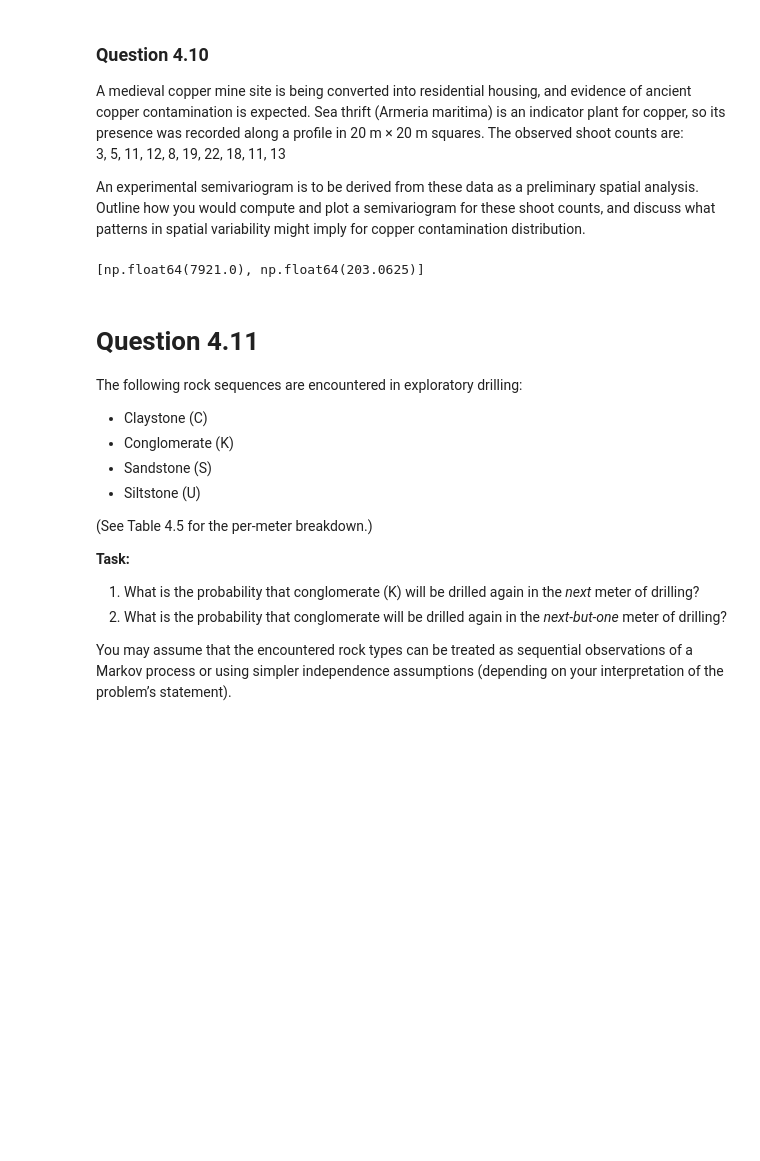
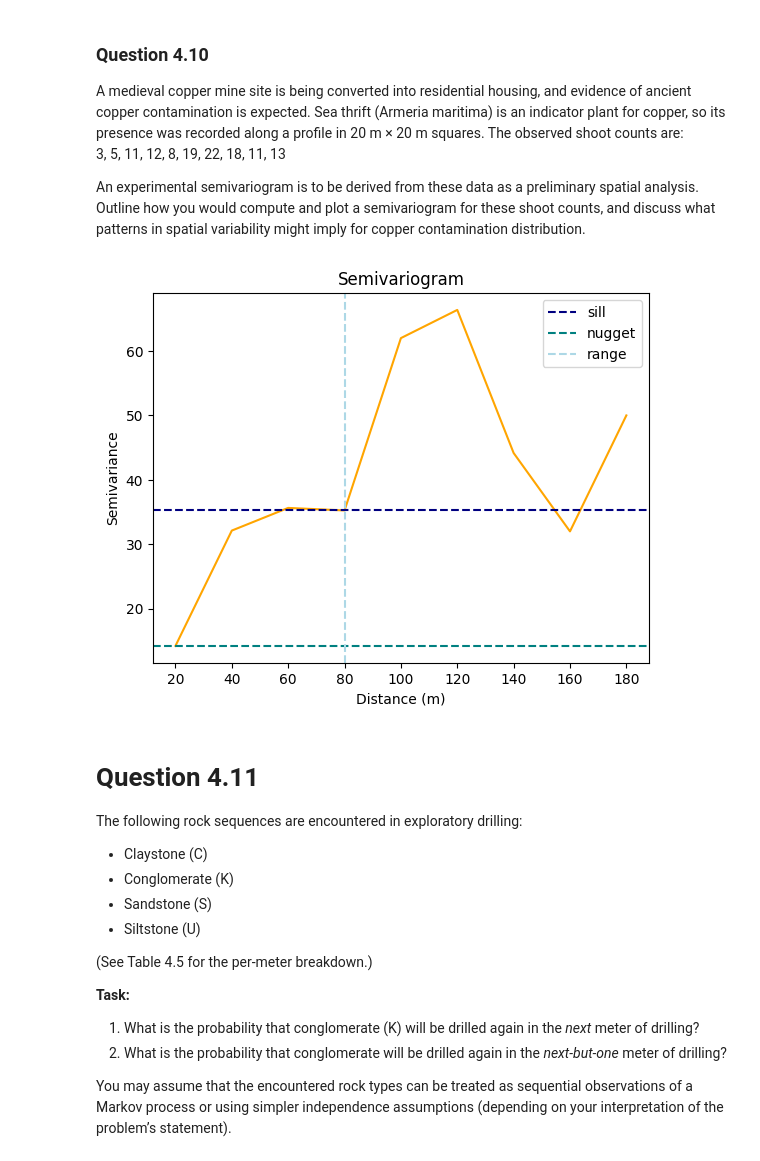
Before and after one commit to iGeology-Illinois/geol-581-module-3-principles-of-uncertainty-chapter-4-ktseiffert, a Jupyter notebook: geol581_m3statshw.ipynb, the cells around one changed output. Saved outputs shown, nothing was run; the diff lists cells and outputs as text; code cells hidden in the pictures; blank space fills up the shorter version.

```diff
--- a/geol581_m3statshw.ipynb
+++ b/geol581_m3statshw.ipynb
@@ -523,29 +523,41 @@ import matplotlib.pyplot as plt
 # %%
 import numpy as np
 import matplotlib.pyplot as plt
 
 ##create arrays for spacing and shoot counts
 spacing = np.arange(0, 181, 20)
 #print(len(spacing))
 shootCounts = np.array([3,5,11,12,8,19,22,18,11,13])
 #print(len(shootCounts))
 lags = np.array([1,2,3,4,5,6])
 
 ##calculate pairwise distances and semivariance
 gamma = []
 
-for i in lags:
+for j in range(1, len(shootCounts)):
   sqDiffSum = 0
-  pairs = len(lags)
+  for i in range(len(shootCounts)-j):
+    sqDiffSum += (shootCounts[i] - shootCounts[i+j])**2
+  g = (1/(2*(len(shootCounts)-j)))*sqDiffSum
+  gamma.append(float(g))
 
-  for j in range(len(shootCounts)-i):
-    sqDiffSum += (shootCounts[j] - shootCounts[j+1])**2
-    pairs -= 1
+#print(gamma)
 
-  if pairs > 0:
-    g = (sqDiffSum / (2 * pairs))**2
-    gamma.append(g)
+plt.plot(spacing[1:], gamma, color="orange")
 
-print(gamma)
+plt.axhline(y=gamma[3], color='navy', linestyle='--', label='sill')
+plt.axhline(y=min(gamma), color='teal', linestyle='--', label='nugget')
+
+plt.axvline(x=spacing[4], color='lightblue', linestyle='--', label='range')
+
+plt.legend()
+
+plt.title('Semivariogram')
+plt.xlabel('Distance (m)')
+plt.ylabel('Semivariance')
+
+plt.show()
+
+##uncorrelated to the right of the range
 # %% [output]
-[np.float64(7921.0), np.float64(203.0625)]
+[figure, added]
```
Also changed, not shown: parts of 2 cells of this notebook.
